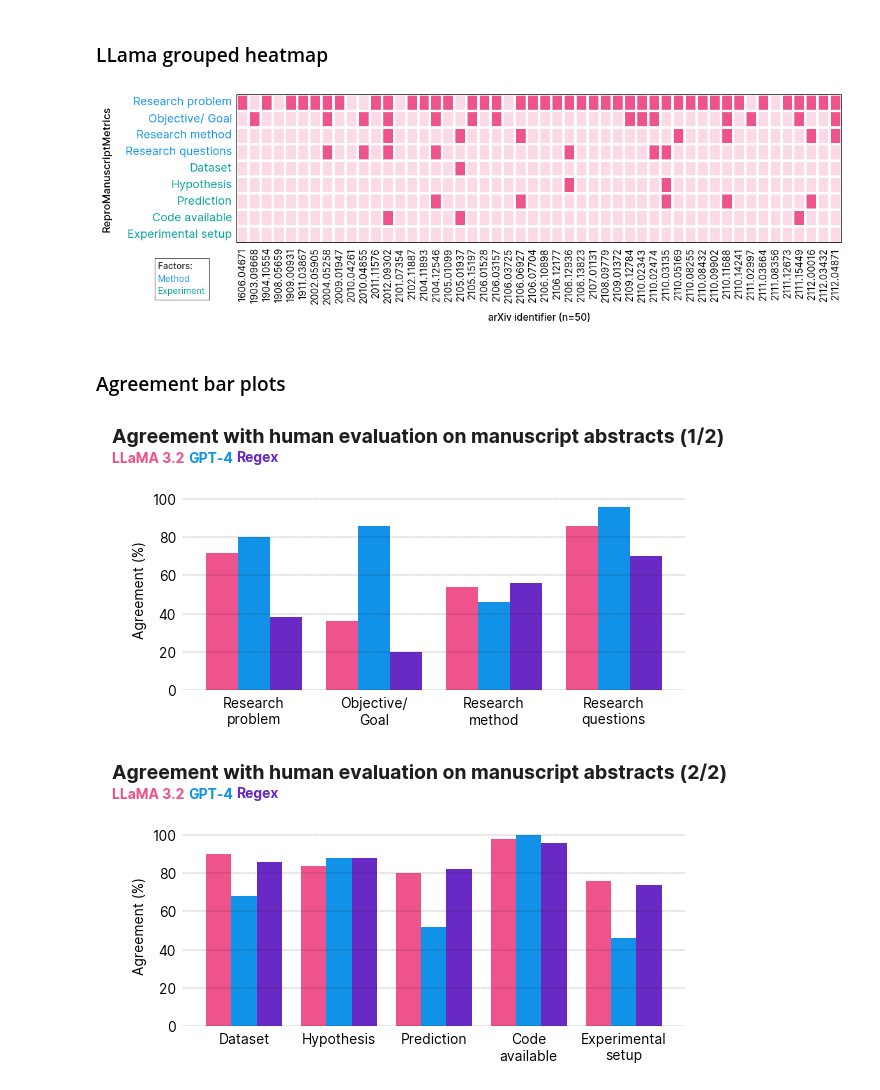
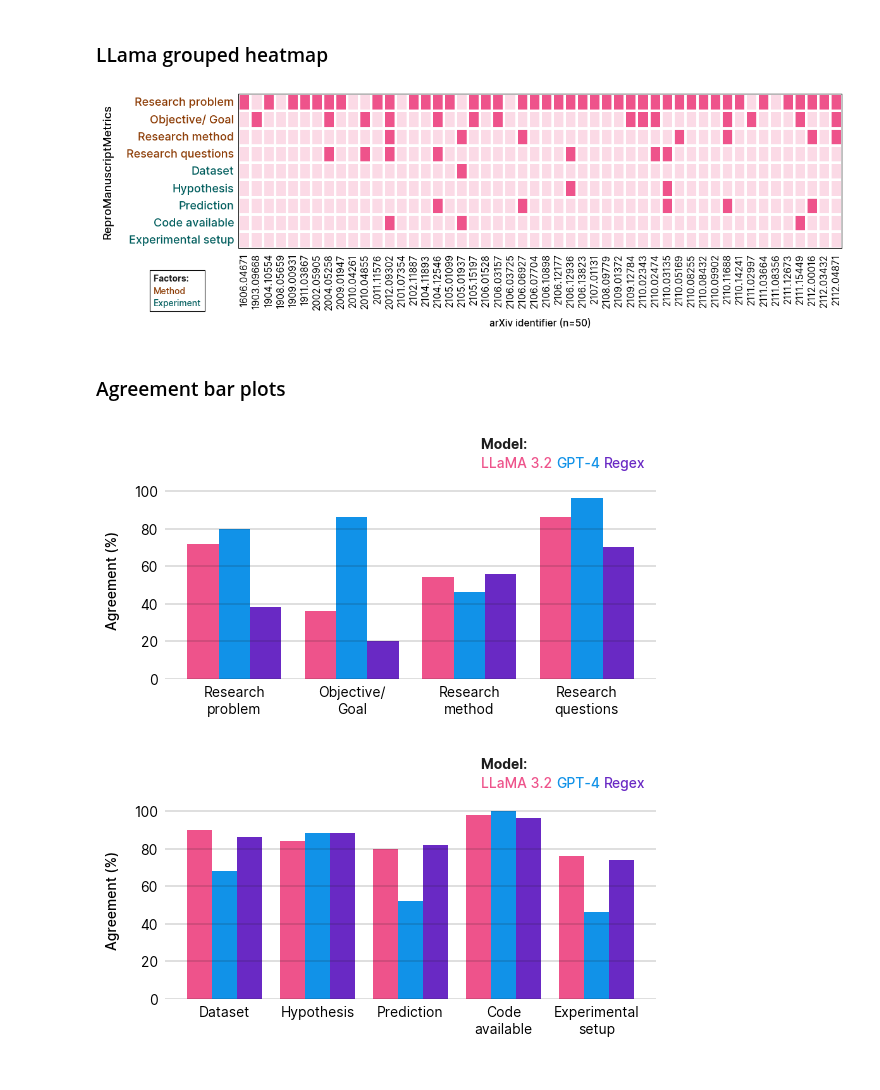
Before and after one commit to Machine-Learning-Pipelines/reproscreener, a Jupyter notebook: docs/manual_evaluation_explorer.ipynb, the cells around one changed output. Saved outputs shown, nothing was run; the diff lists cells and outputs as text; code cells hidden in the pictures.

Commit message:
add prompts, new legends, darker colors

```diff
--- a/docs/manual_evaluation_explorer.ipynb
+++ b/docs/manual_evaluation_explorer.ipynb
@@ -634,7 +634,7 @@ def plot_heatmap_llama_grouped(metrics_display_map, color_palette=CATEGORICAL_2_
     heatmap_df.index = [repro_manuscript_metrics_display_map.get(m, m.replace("_", " ").title()) for m in heatmap_df.index]
 
     # Custom colormap
-    custom_cmap = ListedColormap(["#e8daff", "#6929c4"])
+    custom_cmap = ListedColormap(["#FBDAE6", "#ee538b"])
 
     fig, ax = plt.subplots(figsize=(12, 4), tight_layout={"pad": 1.5})
 
@@ -653,32 +653,28 @@ def plot_heatmap_llama_grouped(metrics_display_map, color_palette=CATEGORICAL_2_
             if metric_key in group_metrics:
                 color = colors_2group[group_name]
                 ax.get_yticklabels()[i].set_color(color)
-                ax.get_yticklabels()[i].set_weight('bold')
+                ax.get_yticklabels()[i].set_weight('medium')
                 break
 
-    ax.set_ylabel("ReproManuscriptMetrics", fontsize=12)
-    ax.set_xlabel("arXiv articles (n=50)",  rotation=360, loc="right")
+    ax.set_ylabel("ReproManuscriptMetrics", fontsize=13, fontweight="medium", labelpad=15)
+    ax.set_xlabel("arXiv identifier (n=50)", fontsize=11, fontweight="medium", rotation=360, loc="center", labelpad=10)
     ax.spines[["top", "right", "bottom", "left"]].set_visible(False)
     ax.tick_params(axis='both', size=0, pad=5)
 
     for tick in ax.get_xticklabels():
         tick.set_fontsize(11)
     for tick in ax.get_yticklabels():
-        tick.set_fontsize(14)
+        tick.set_fontsize(13)
 
-    # Title using fig.text style
-    fig.text(x=0.02, y=1, s="LLaMA 3.2 evaluation results on manuscript abstracts", size=14, fontweight="bold")
-
-    # Legend using fig_text style
-    legend_string = " ".join([f"<{group}>" for group in repro_manuscript_metric_groups.keys()])
+    legend_string = "<Factor: >" + " ".join([f"\n<{group}>" for group in repro_manuscript_metric_groups.keys()])
     fig_text(
-        x=0.02,
-        y=0.97,
-        s=legend_string,
-        highlight_textprops=[
-            {"color": colors_2group["Method"], "fontweight": "bold"},
-            {"color": colors_2group["Experiment"], "fontweight": "bold"},
-        ],
+        x=.08,
+        y=0.25,
+        s= legend_string,
+        highlight_textprops=[{"fontweight":"bold"}]
+            + [{"color": colors_2group[g], "fontweight": "medium"} for g in repro_manuscript_metric_groups.keys()],
+        annotationbbox_kw={'frameon': True, 'pad': .4,
+                           'bboxprops': {'linewidth': .8}},
     )
 
     plt.subplots_adjust(top=0.95, left=0.15, right=0.85)
@@ -689,60 +685,58 @@ def plot_heatmap_llama_grouped(metrics_display_map, color_palette=CATEGORICAL_2_
     plt.savefig(presentation_figures_dir + "hm_abstract_llama32_grouped.png", dpi=1280, bbox_inches="tight")
 
     plt.show()
-plot_heatmap_llama_grouped(repro_manuscript_metrics_display_map)
+plot_heatmap_llama_grouped(repro_manuscript_metrics_display_map, color_palette=["#8a3800","#005d5d"])
 # %% [output]
-[figure, old version]
+[figure, new version]
 # %% [markdown]
 ### Agreement bar plots
 # %%
 def plot_agreement_by_metric_mpl(metrics_display_map, methods, color_palette=CATEGORICAL_3_LIGHT_OPTION_4):
     df_sorted = merged_agreement_results_melt.sort_values(["Metric","Method"])
-
     colors = {method: color_palette[i] for i, method in enumerate(methods)}
-    legend_string = " ".join([f"<{method}>" for method in methods])
 
     groups = [
         ["problem", "objective", "research_method", "research_questions"],
         ["dataset", "hypothesis", "prediction","code_available","experiment_setup"],
     ]
     width = 0.8 / len(methods)
     for idx, group in enumerate(groups, start=1):
         x = np.arange(len(group))
         fig, ax = plt.subplots(figsize=(6, 3))
         for i, m in enumerate(methods):
             sub = df_sorted[df_sorted["Method"] == m].set_index("Metric").reindex(group)
             ax.bar(x + i*width - (len(methods)-1)*width/2, sub["Agreement"].values, width, label=m, color=colors[m])
 
         ax.set_xticks(x)
         ax.set_xticklabels([ "\n".join(wrap(metrics_display_map[m], 12)) for m in group ])
         ax.set_ylim(0, 1.05)
         ax.set_yticks([0, 0.2, 0.4, 0.6, 0.8, 1.0])
         ax.set_yticklabels(['0', '20', '40', '60', '80', '100'])
-        ax.set_ylabel('Agreement (%)')
-        ax.yaxis.grid(True, linestyle="--", linewidth=0.2, color="#1E1E1E", alpha=1)
+        ax.set_ylabel('Agreement (%)', fontweight="medium", labelpad=10)
+        ax.yaxis.grid(True, linestyle="-", linewidth=0.2, color="#1E1E1E", alpha=1)
         ax.tick_params(axis="x", size=0, pad=5)
         ax.spines[["top", "right", "bottom", "left"]].set_visible(False)
         ax.tick_params(axis="y", size=0, pad=5)
 
-        fig.text(x=0.02, y=1, s=f"Agreement with human evaluation on manuscript abstracts ({idx}/{len(groups)})", size=14, fontweight="bold")
+        legend_string = "<Model: >\n" + " ".join([f"<{group}>" for group in methods])
         fig_text(
-            x=0.02,
-            y=0.97,
-            s=legend_string,
-            highlight_textprops=[
-                {"color": colors["LLaMA 3.2"], "fontweight": "bold"},
-                {"color": colors["GPT-4"], "fontweight": "bold"},
-                {"color": colors["Regex"], "fontweight": "bold"},
-            ],
+        x=.65,
+        y=.98,
+        s= legend_string,
+        highlight_textprops=[{"fontweight":"bold"}]
+            + [{"color": colors[g], "fontweight": "medium"} for g in methods],
+        annotationbbox_kw={'frameon': True, 'pad': .4,
+                           'bboxprops': {'linewidth': .0}},
         )
+
         plt.tight_layout()
         plt.savefig(current_figures_dir + f"agreements_on_abstracts_row{idx}.png", dpi=320, bbox_inches="tight")
         plt.savefig(thesis_figures_dir + f"agreements_on_abstracts_row{idx}.png", dpi=320, bbox_inches="tight")
         plt.savefig(presentation_figures_dir + f"agreements_on_abstracts_row{idx}.png", dpi=320, bbox_inches="tight")
         plt.show()
 
 method_order = ["LLaMA 3.2", "GPT-4", "Regex"]
 plot_agreement_by_metric_mpl(repro_manuscript_metrics_display_map, method_order, color_palette=CATEGORICAL_3_LIGHT_OPTION_4)
 # %% [output]
-[figure, old version]
+[figure, new version]
-[figure, old version]
+[figure, new version]
```
Also changed, not shown: parts of 1 cell of this notebook, 10 other files.
